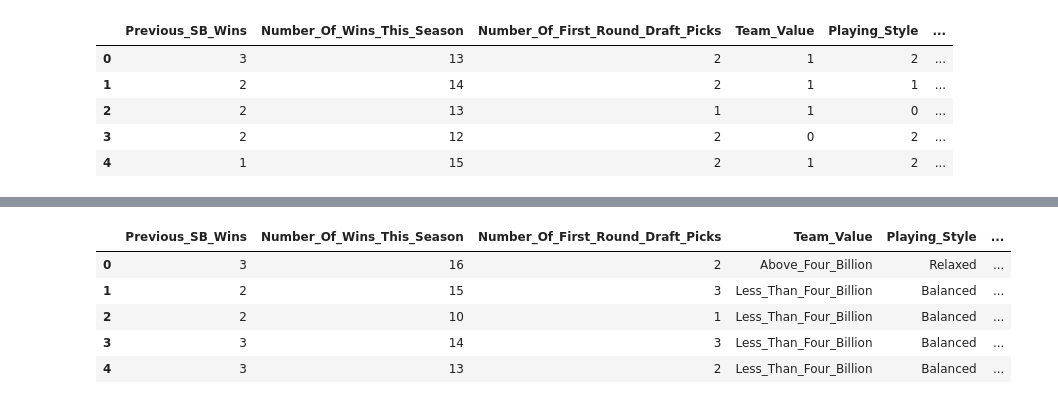
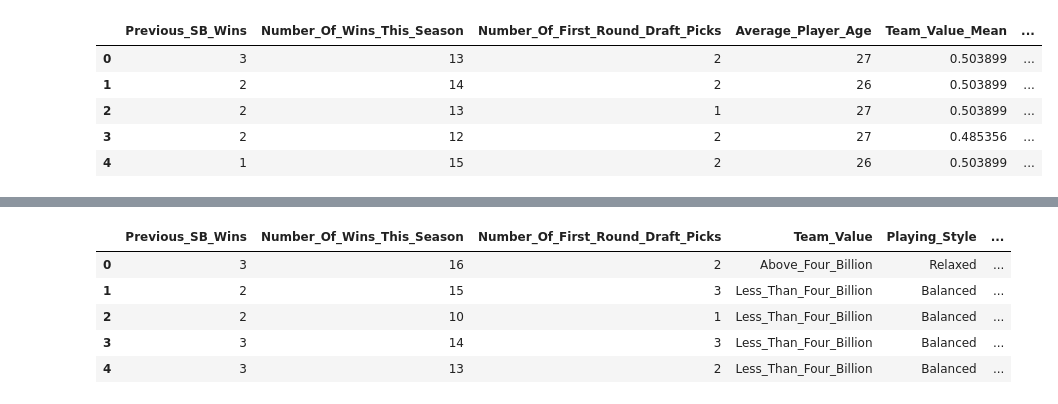
Before and after one commit to Sudhir22/Big-Game-Prediction, a Jupyter notebook: Model_Tree+Forest.ipynb, the cells around one changed output, grey strips where cells are left out. Drawn from its saved outputs; the diff is of its cells as text; code cells hidden in the pictures.

```diff
--- a/Model_Tree+Forest.ipynb
+++ b/Model_Tree+Forest.ipynb
@@ -70,3 +68,30 @@ def mean_encoding(x,y):
+# %%
+def mean_encoding(column):
+  mean_dict=dict()
+  for index,row in train_data.groupby([column]):
+    mean_dict[index]=(row['Won_Championship'].sum()/row.shape[0]*1.0)
+
+  return mean_dict
+# %%
+team_value_mean=mean_encoding("Team_Value")
+playing_style_mean=mean_encoding("Playing_Style")
+no_of_injured_players_mean=mean_encoding("Number_Of_Injured_Players")
+coach_experience_level_mean=mean_encoding("Coach_Experience_Level")
+# %%
+team_value_mean_data=list()
+playing_style_mean_data=list()
+no_of_injured_players_mean_data=list()
+coach_experience_level_mean_data=list()
+for index,row in train_data.iterrows():
+  team_value_mean_data.append(team_value_mean[row['Team_Value']])
+  playing_style_mean_data.append(playing_style_mean[row['Playing_Style']])
+  no_of_injured_players_mean_data.append(no_of_injured_players_mean[row['Number_Of_Injured_Players']])
+  coach_experience_level_mean_data.append(coach_experience_level_mean[row['Coach_Experience_Level']])
+# %%
+train_data['Team_Value_Mean']=pd.Series(team_value_mean_data)
+train_data['Playing_Style_Mean']=pd.Series(playing_style_mean_data)
+train_data['Number_Of_Injured_Players_Mean']=pd.Series(no_of_injured_players_mean_data)
+train_data['Coach_Experience_Level_Mean']=pd.Series(coach_experience_level_mean_data)
 # %%
 data_corr=train_data.corr()
 # %%
@@ -77,13 +111,13 @@ sns.heatmap(data_corr)
 # %%
-X=train_data.iloc[:,1:9]
+X=train_data.iloc[:,[1,2,3,6,10,11,12,13]]
 X.head()
 # %% [output]
-|  | Previous_SB_Wins | Number_Of_Wins_This_Season | Number_Of_First_Round_Draft_Picks | Team_Value | Playing_Style | ... |
-| 0 | 3 | 13 | 2 | 1 | 2 | ... |
-| 1 | 2 | 14 | 2 | 1 | 1 | ... |
-| 2 | 2 | 13 | 1 | 1 | 0 | ... |
-| 3 | 2 | 12 | 2 | 0 | 2 | ... |
-| 4 | 1 | 15 | 2 | 1 | 2 | ... |
+|  | Previous_SB_Wins | Number_Of_Wins_This_Season | Number_Of_First_Round_Draft_Picks | Average_Player_Age | Team_Value_Mean | ... |
+| 0 | 3 | 13 | 2 | 27 | 0.503899 | ... |
+| 1 | 2 | 14 | 2 | 26 | 0.503899 | ... |
+| 2 | 2 | 13 | 1 | 27 | 0.503899 | ... |
+| 3 | 2 | 12 | 2 | 27 | 0.485356 | ... |
+| 4 | 1 | 15 | 2 | 26 | 0.503899 | ... |
 # %%
 Y=train_data.iloc[:,0]
 # %%
```
Also changed, not shown: parts of 15 cells of this notebook.
